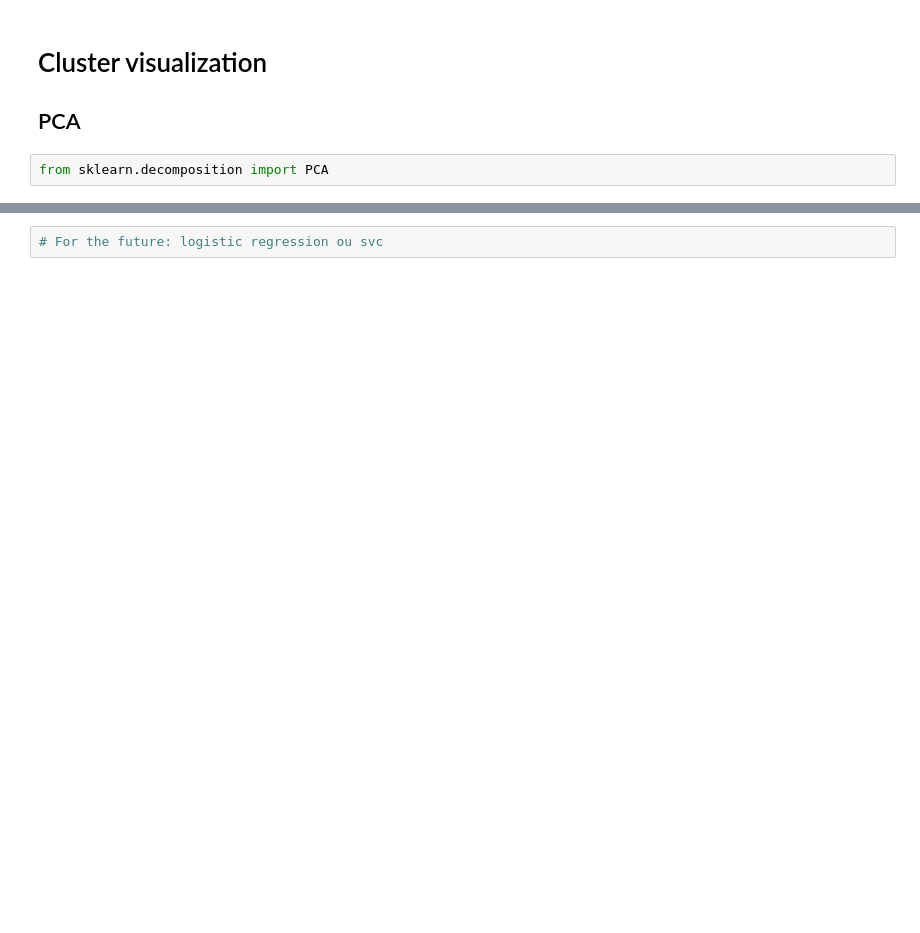
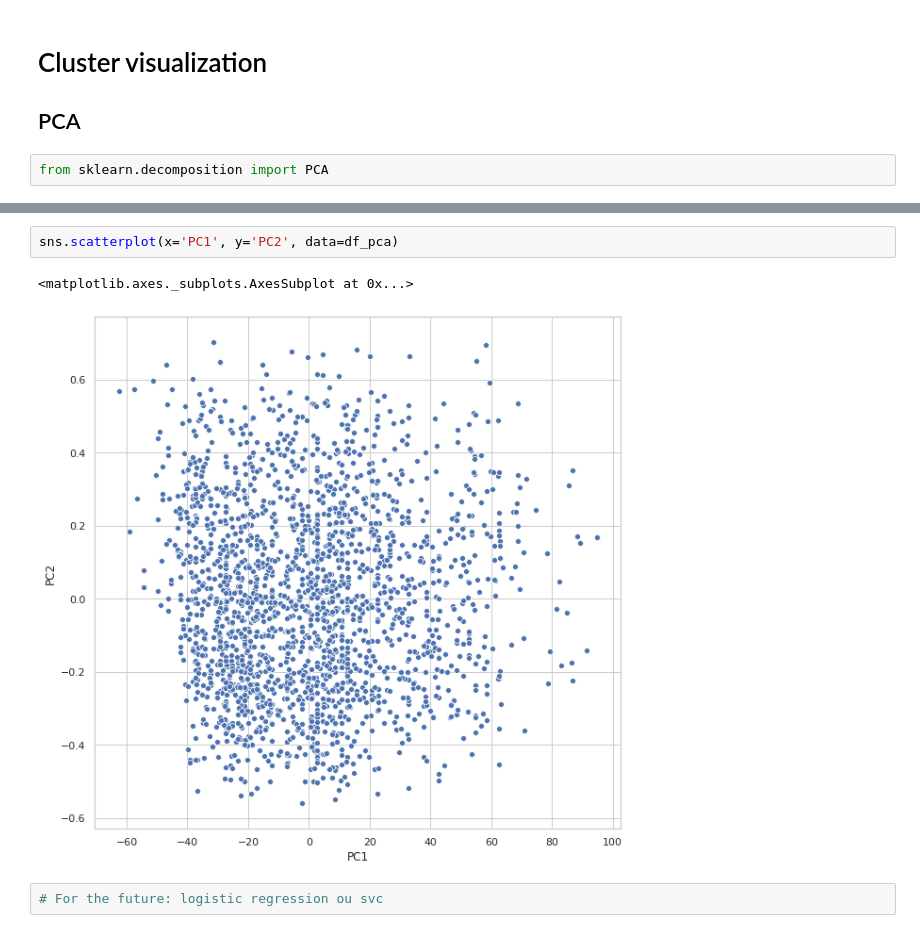
Before and after one commit to marcelodof/spotify-analysis, a Jupyter notebook: notebook/SpotifyExplorationNotebook.ipynb, the cells around one changed output, grey strips where cells are left out. Saved outputs shown, nothing was run; the diff lists cells and outputs as text; blank space fills up the shorter version.

```diff
--- a/notebook/SpotifyExplorationNotebook.ipynb
+++ b/notebook/SpotifyExplorationNotebook.ipynb
@@ -263,2 +292,7 @@ df_pca.head()
+# %%
+sns.scatterplot(x='PC1', y='PC2', data=df_pca)
+# %% [output]
+<matplotlib.axes._subplots.AxesSubplot at 0x...>
+[figure, added]
 # %%
 # For the future: logistic regression ou svc
```
Also changed, not shown: parts of 9 cells of this notebook.
